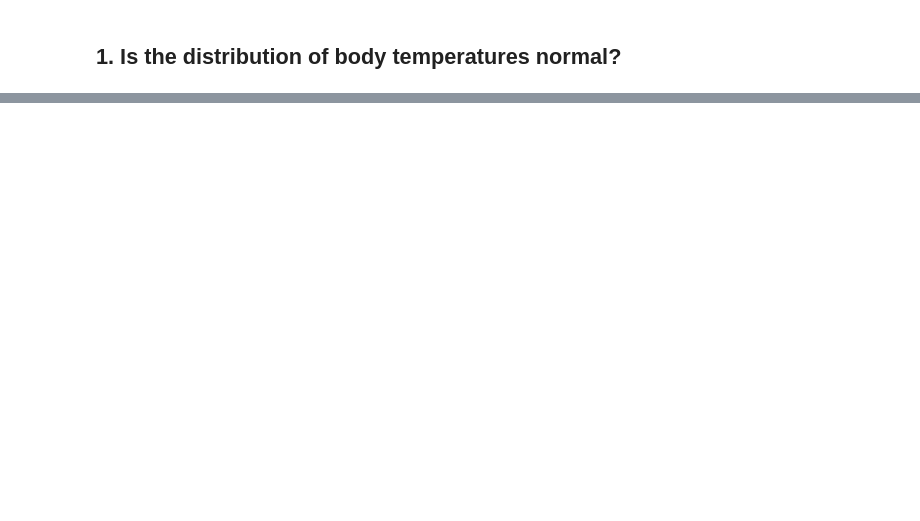
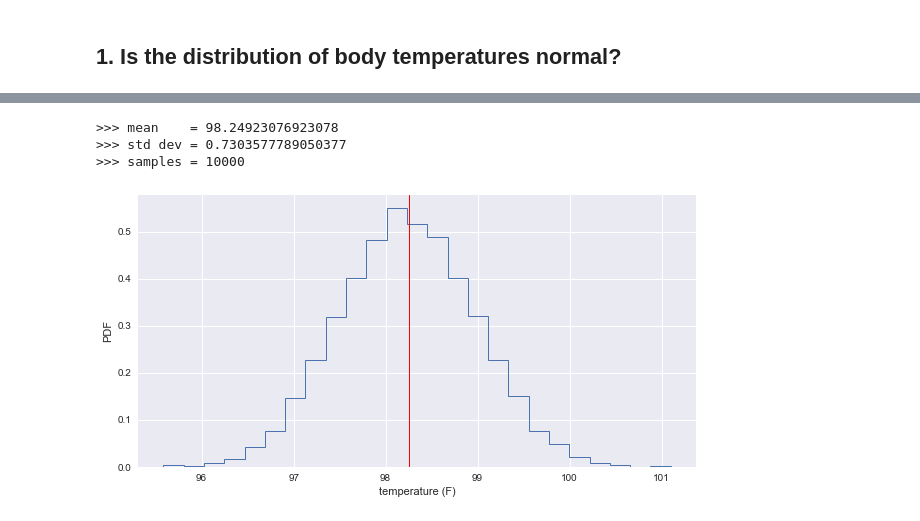
Before and after one commit to karlphillip/DataScience, a Jupyter notebook: Mini Projects/human_body_temperature_using_eda/sliderule_dsi_inferential_statistics_exercise_1.ipynb, the cells around one changed output, grey strips where cells are left out. Drawn from its saved outputs; the diff is of its cells as text; code cells hidden in the pictures; blank space fills up the shorter version.

```diff
--- a/Mini Projects/human_body_temperature_using_eda/sliderule_dsi_inferential_statistics_exercise_1.ipynb
+++ b/Mini Projects/human_body_temperature_using_eda/sliderule_dsi_inferential_statistics_exercise_1.ipynb
@@ -98,0 +147,18 @@ plt.show()
+# %%
+print('>>> mean    =', mean)
+print('>>> std dev =', std)
+print('>>> samples =', len(samples))
+
+### Plot PDF
+fig, ax = plt.subplots(figsize=(10,5))
+result = plt.hist(samples, bins=25, normed=True, histtype='step', linewidth=1)
+plt.axvline(mean, color='r', linewidth=1)
+
+plt.xlabel('temperature (F)')
+plt.ylabel('PDF')
+plt.show()
+# %% [output]
+>>> mean    = 98.24923076923078
+>>> std dev = 0.7303577789050377
+>>> samples = 10000
+[figure, added]
```
Also changed, not shown: parts of 6 cells of this notebook.
